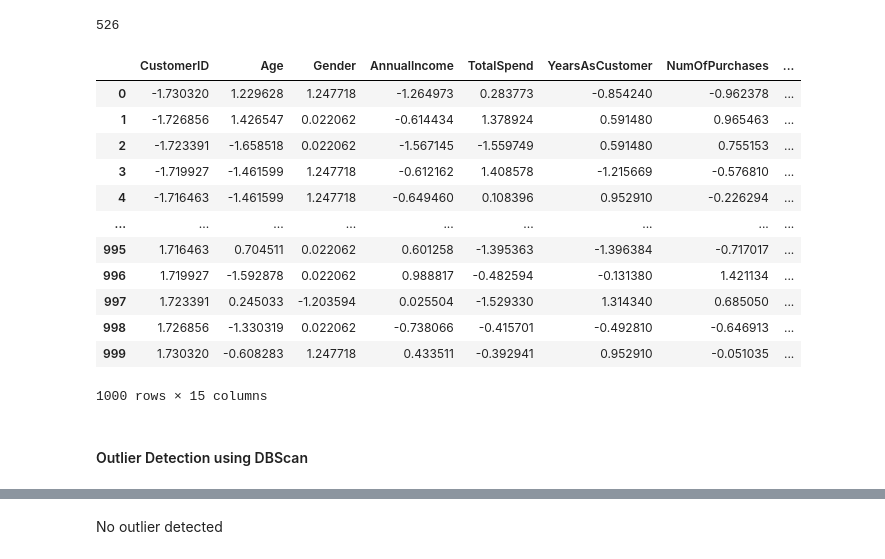
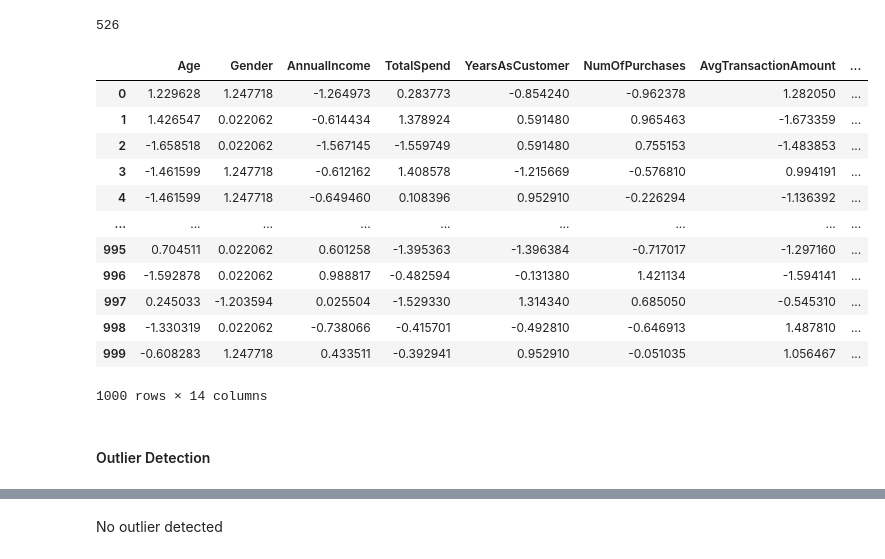
Before and after one commit to AnkanKar-Zargon/DMML, a Jupyter notebook: Assignment 1/CustomerChurn.ipynb, the cells around one changed output, grey strips where cells are left out. Drawn from its saved outputs; the diff is of its cells as text; code cells hidden in the pictures.

Commit message:
added new outlier tests

```diff
--- a/Assignment 1/Churn.ipynb
+++ b/Assignment 1/CustomerChurn.ipynb
@@ -179,23 +179,23 @@ sns.heatmap(num_data.corr(),annot=True,cmap="Greens",linewidths=0.4,fmt=".3f")
 # %% [output]
 526
 # %%
-scaled_df = StandardScaler().fit_transform(df1.values)
+scaled_df = StandardScaler().fit_transform(df.iloc[:,1:].values) ## CustomeID not needed in Outlier Detection
 scaled_df = pd.DataFrame(scaled_df)
-scaled_df.columns = df1.columns
+scaled_df.columns = df1.iloc[:,1:].columns
 scaled_df
 # %% [output]
-|  | CustomerID | Age | Gender | AnnualIncome | TotalSpend | YearsAsCustomer | NumOfPurchases | ... |
-| 0 | -1.730320 | 1.229628 | 1.247718 | -1.264973 | 0.283773 | -0.854240 | -0.962378 | ... |
-| 1 | -1.726856 | 1.426547 | 0.022062 | -0.614434 | 1.378924 | 0.591480 | 0.965463 | ... |
-| 2 | -1.723391 | -1.658518 | 0.022062 | -1.567145 | -1.559749 | 0.591480 | 0.755153 | ... |
-| 3 | -1.719927 | -1.461599 | 1.247718 | -0.612162 | 1.408578 | -1.215669 | -0.576810 | ... |
-| 4 | -1.716463 | -1.461599 | 1.247718 | -0.649460 | 0.108396 | 0.952910 | -0.226294 | ... |
+|  | Age | Gender | AnnualIncome | TotalSpend | YearsAsCustomer | NumOfPurchases | AvgTransactionAmount | ... |
+| 0 | 1.229628 | 1.247718 | -1.264973 | 0.283773 | -0.854240 | -0.962378 | 1.282050 | ... |
+| 1 | 1.426547 | 0.022062 | -0.614434 | 1.378924 | 0.591480 | 0.965463 | -1.673359 | ... |
+| 2 | -1.658518 | 0.022062 | -1.567145 | -1.559749 | 0.591480 | 0.755153 | -1.483853 | ... |
+| 3 | -1.461599 | 1.247718 | -0.612162 | 1.408578 | -1.215669 | -0.576810 | 0.994191 | ... |
+| 4 | -1.461599 | 1.247718 | -0.649460 | 0.108396 | 0.952910 | -0.226294 | -1.136392 | ... |
 | ... | ... | ... | ... | ... | ... | ... | ... | ... |
-| 995 | 1.716463 | 0.704511 | 0.022062 | 0.601258 | -1.395363 | -1.396384 | -0.717017 | ... |
-| 996 | 1.719927 | -1.592878 | 0.022062 | 0.988817 | -0.482594 | -0.131380 | 1.421134 | ... |
-| 997 | 1.723391 | 0.245033 | -1.203594 | 0.025504 | -1.529330 | 1.314340 | 0.685050 | ... |
-| 998 | 1.726856 | -1.330319 | 0.022062 | -0.738066 | -0.415701 | -0.492810 | -0.646913 | ... |
-| 999 | 1.730320 | -0.608283 | 1.247718 | 0.433511 | -0.392941 | 0.952910 | -0.051035 | ... |
+| 995 | 0.704511 | 0.022062 | 0.601258 | -1.395363 | -1.396384 | -0.717017 | -1.297160 | ... |
+| 996 | -1.592878 | 0.022062 | 0.988817 | -0.482594 | -0.131380 | 1.421134 | -1.594141 | ... |
+| 997 | 0.245033 | -1.203594 | 0.025504 | -1.529330 | 1.314340 | 0.685050 | -0.545310 | ... |
+| 998 | -1.330319 | 0.022062 | -0.738066 | -0.415701 | -0.492810 | -0.646913 | 1.487810 | ... |
+| 999 | -0.608283 | 1.247718 | 0.433511 | -0.392941 | 0.952910 | -0.051035 | 1.056467 | ... |
-1000 rows × 15 columns
+1000 rows × 14 columns
 # %% [markdown]
-#### Outlier Detection using DBScan
+#### Outlier Detection
```
Also changed, not shown: parts of 7 cells of this notebook, 2 other files.
